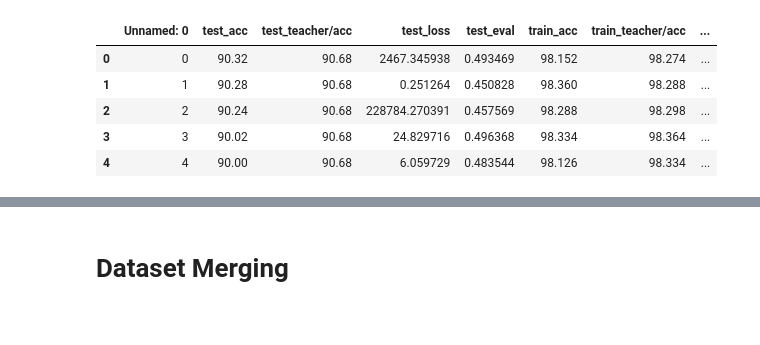
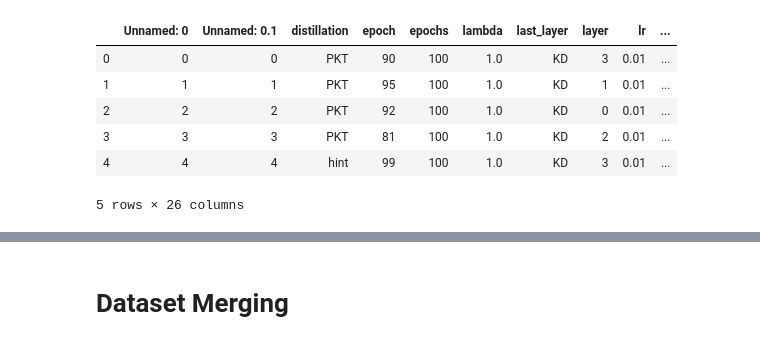
Before and after one commit to jpcosec/Memoria, a Jupyter notebook: Viz.ipynb, the cells around one changed output, grey strips where cells are left out. Saved outputs shown, nothing was run; the diff lists cells and outputs as text; code cells hidden in the pictures.

```diff
--- a/Viz.ipynb
+++ b/Viz.ipynb
@@ -7,0 +24,4 @@ import altair as alt
+# %%
+import altair as alt
+from lib.utils.viz import Feat
+Feat.load_and_plot("./Cifar10/ResNet101/exp7/students")
@@ -7,0 +30,6 @@ import altair as alt
+# %%
+#data=Feat.load_data("./Cifar10/ResNet101/exp7/students")
+
+
+
+Feat.load_and_plot(phase="train",field="acc",center=True,scale="symlog")
@@ -172,9 +98,10 @@ feat_omniplot(folder="./Cifar10/ResNet101/exp4/students")
 # %%
-load_KD_data().head()
+data.head()
 # %% [output]
-|  | Unnamed: 0 | test_acc | test_teacher/acc | test_loss | test_eval | train_acc | train_teacher/acc | ... |
-| 0 | 0 | 90.32 | 90.68 | 2467.345938 | 0.493469 | 98.152 | 98.274 | ... |
-| 1 | 1 | 90.28 | 90.68 | 0.251264 | 0.450828 | 98.360 | 98.288 | ... |
-| 2 | 2 | 90.24 | 90.68 | 228784.270391 | 0.457569 | 98.288 | 98.298 | ... |
-| 3 | 3 | 90.02 | 90.68 | 24.829716 | 0.496368 | 98.334 | 98.364 | ... |
-| 4 | 4 | 90.00 | 90.68 | 6.059729 | 0.483544 | 98.126 | 98.334 | ... |
+|  | Unnamed: 0 | Unnamed: 0.1 | distillation | epoch | epochs | lambda | last_layer | layer | lr | ... |
+| 0 | 0 | 0 | PKT | 90 | 100 | 1.0 | KD | 3 | 0.01 | ... |
+| 1 | 1 | 1 | PKT | 95 | 100 | 1.0 | KD | 1 | 0.01 | ... |
+| 2 | 2 | 2 | PKT | 92 | 100 | 1.0 | KD | 0 | 0.01 | ... |
+| 3 | 3 | 3 | PKT | 81 | 100 | 1.0 | KD | 2 | 0.01 | ... |
+| 4 | 4 | 4 | hint | 99 | 100 | 1.0 | KD | 3 | 0.01 | ... |
+5 rows × 26 columns
```
Also changed, not shown: parts of 18 cells of this notebook.
